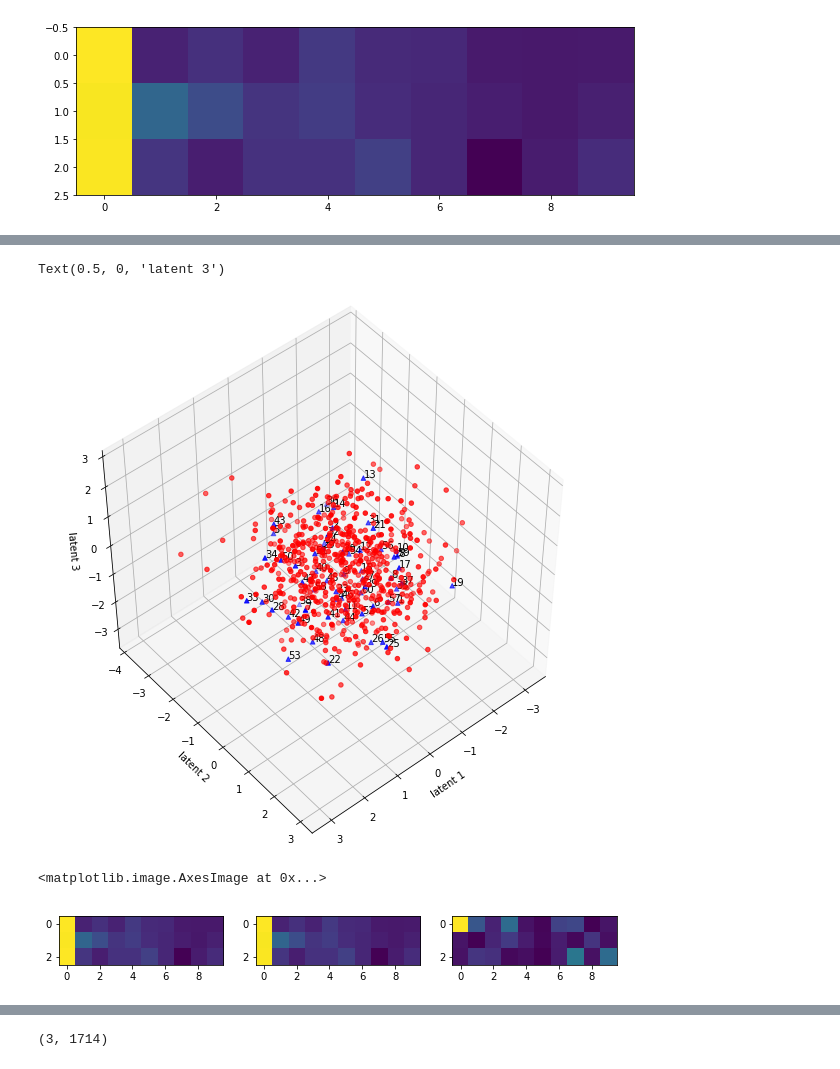
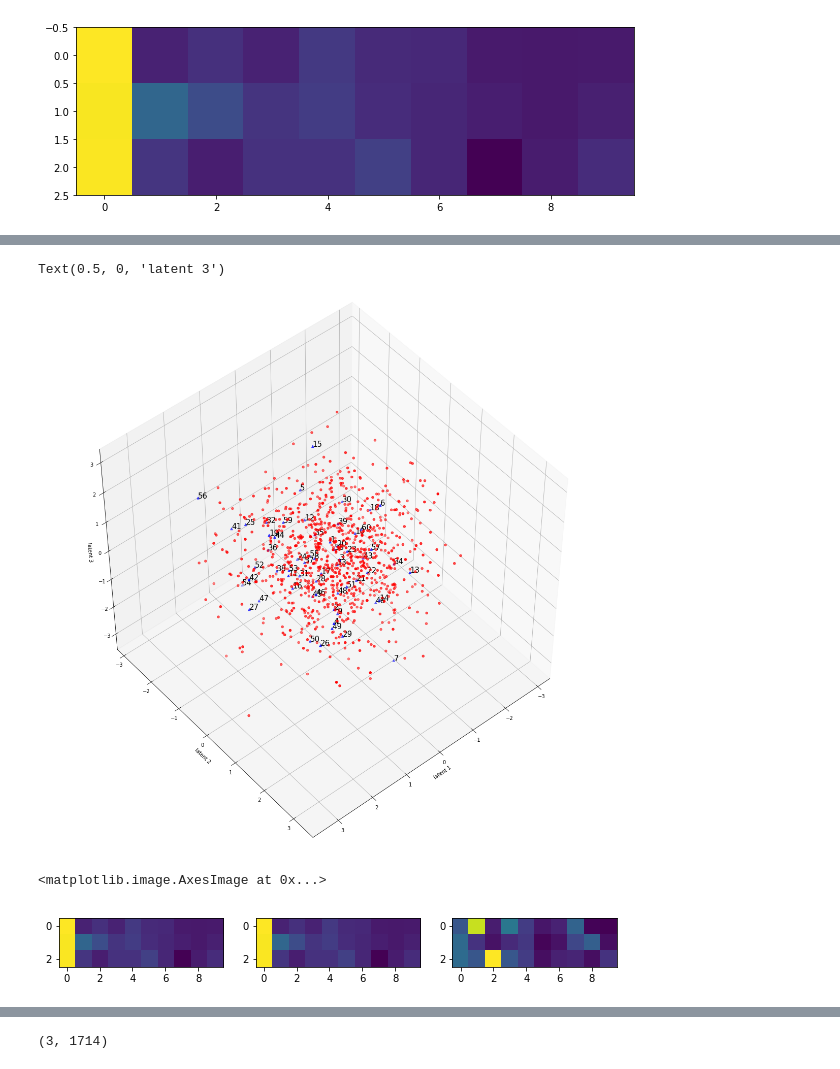
Before and after one commit to abbasloo/dnnAutoEm, a Jupyter notebook: carCrashLBO.ipynb, the cells around one changed output, grey strips where cells are left out. Cells and saved outputs as stored; diff of their text form; code cells hidden in the pictures.

```diff
--- a/carCrashLBO.ipynb
+++ b/carCrashLBO.ipynb
@@ -28,13 +28,14 @@ f299_S2000001_60.mat
 # %%
 DATA = []
 d = 10
+hm = 20
 db = h5py.File(name + data[0], 'r')
 ds = db['Phi']
 ds = np.asarray(ds).astype(np.float32).T
 ds = ds[:, 0:d]
 ds[np.isnan(ds)] = 0.0
 ds[np.isinf(ds)] = 0.0
-for i in range(20*60):
+for i in range(hm*60):
     #db = h5py.File(name + data[i], 'r')
     #ds = db['Phi']
     #ds = np.asarray(ds).astype(np.float32).T
@@ -98,7 +99,7 @@ plt.imshow(DATA[0])
 # %%
 vae = LSTM_Var_Autoencoder(intermediate_dim = 10, z_dim = 3, n_dim=d, stateful = False) #default stateful = False
 
-vae.fit(DATA[0:10*60], learning_rate=0.001, batch_size = 10, num_epochs = 100, opt = tf.train.AdamOptimizer, REG_LAMBDA = 0.01, grad_clip_norm=10, optimizer_params=None, verbose = True)
+vae.fit(DATA[0:15*60], learning_rate=0.001, batch_size = 10, num_epochs = 100, opt = tf.train.AdamOptimizer, REG_LAMBDA = 0.01, grad_clip_norm=10, optimizer_params=None, verbose = True)
 # %% [output]
 Training...
 
@@ -119,34 +120,34 @@ Training time 0.83 minutes
 # %%
-x_reconstructed, recons_error = vae.reconstruct(DATA[10*60:11*60], get_error = True) #returns squared error
+x_reconstructed, recons_error = vae.reconstruct(DATA[15*60:20*60], get_error = True) #returns squared error
 
-x_reduced = vae.reduce(DATA[0:11*60]) #latent space representation
+x_reduced = vae.reduce(DATA) #latent space representation
 # %%
-fig = plt.figure(figsize=(10, 10))
+fig = plt.figure(figsize=(20, 20))
 c = ['r', 'b']
 m = ['o', '^']
 label = []
 for i in range(1, 60+1):
     label.append(np.str(i))
 ax = fig.add_subplot(111, projection='3d')
-ax.scatter(x_reduced[0:10*60, 0], x_reduced[0:10*60, 1], x_reduced[0:10*60, 2], c=c[0], marker=m[0])
-ax.scatter(x_reduced[10*60:11*60, 0], x_reduced[10*60:11*60, 1], x_reduced[10*60:11*60, 2], c=c[1], marker=m[1])
+ax.scatter(x_reduced[0:15*60, 0], x_reduced[0:15*60, 1], x_reduced[0:15*60, 2], c=c[0], marker=m[0])
+ax.scatter(x_reduced[15*60:16*60, 0], x_reduced[15*60:16*60, 1], x_reduced[15*60:16*60, 2], c=c[1], marker=m[1])
 ii = 0
-for i in range(10*60, 11*60):
-    ax.text(x_reduced[i, 0], x_reduced[i, 1], x_reduced[i, 2], label[ii], size=10, zorder=1, color='k')
+for i in range(15*60, 16*60):
+    ax.text(x_reduced[i, 0], x_reduced[i, 1], x_reduced[i, 2], label[ii], size=15, zorder=1, color='k')
     ii += 1
 ax.view_init(50, 50)
 ax.set_xlabel('latent 1')
 ax.set_ylabel('latent 2')
 ax.set_zlabel('latent 3')
 # %% [output]
 Text(0.5, 0, 'latent 3')
-[figure, old version]
+[figure, new version]
 # %%
 plt.figure(figsize=(10, 30));
 plt.subplot(1,3,1); plt.imshow(x_reconstructed[0])
-plt.subplot(1,3,2); plt.imshow(DATA[10*60])
+plt.subplot(1,3,2); plt.imshow(DATA[15*60])
 plt.subplot(1,3,3); plt.imshow(np.abs(x_reconstructed[0] - DATA[10*60]))
 # %% [output]
 <matplotlib.image.AxesImage at 0x...>
-[figure, old version]
+[figure, new version]
 # %%
```
Also changed, not shown: parts of 10 cells of this notebook.
